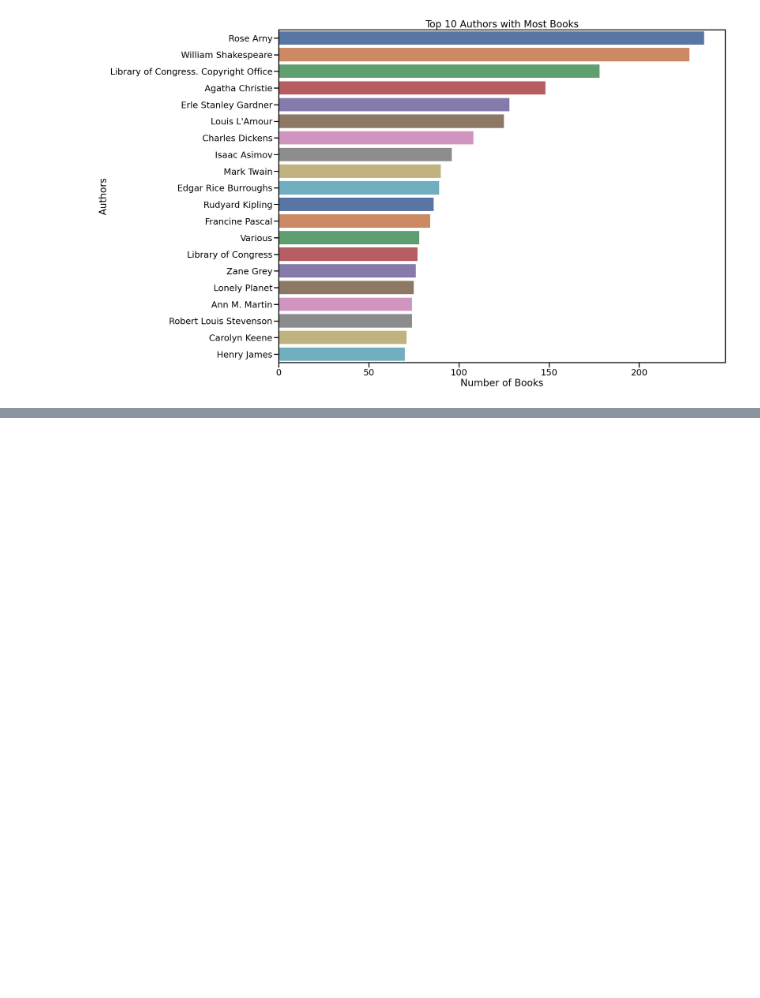
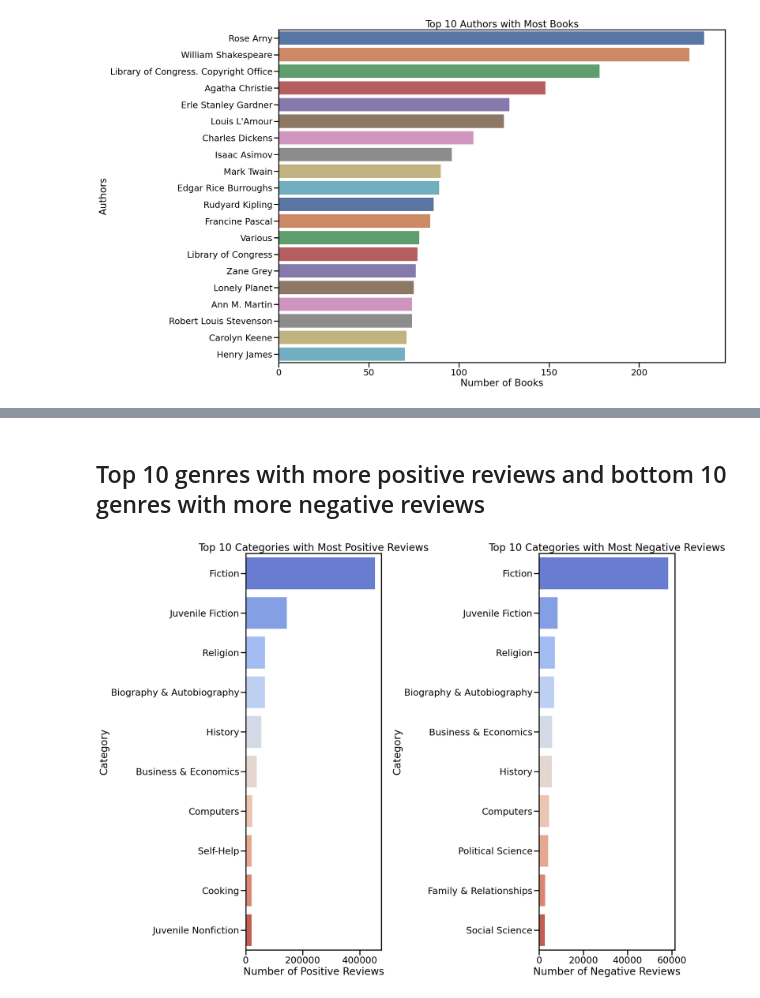
Before and after one commit to danielepolotow/book_data, a Jupyter notebook: Data exploration.ipynb, the cells around one changed output, grey strips where cells are left out. Cells and saved outputs as stored; diff of their text form; code cells hidden in the pictures; blank space fills up the shorter version.

```diff
--- a/Data exploration.ipynb
+++ b/Data exploration.ipynb
@@ -208,0 +261,43 @@ plt.show()
+# %% [markdown]
+## Top 10 genres with more positive reviews and bottom 10 genres with more negative reviews
+# %%
+book_data = pd.read_csv('books_data.csv')
+book_rating = pd.read_csv('Books_rating.csv')
+
+book_data['categories'] = book_data['categories'].fillna('[]')
+book_data['categories'] = book_data['categories'].apply(ast.literal_eval)
+merged_data = pd.merge(book_rating, book_data[['Title', 'categories']], on='Title', how='left')
+merged_data = merged_data.explode('categories')
+
+positive_reviews = merged_data[merged_data['score'] == 5]
+negative_reviews = merged_data[merged_data['score'] == 1]
+
+positive_category_counts = positive_reviews['categories'].value_counts().reset_index()
+positive_category_counts.columns = ['Category', 'Number of Positive Reviews']
+
+negative_category_counts = negative_reviews['categories'].value_counts().reset_index()
+negative_category_counts.columns = ['Category', 'Number of Negative Reviews']
+
+top_positive_categories = positive_category_counts.head(10)
+top_negative_categories = negative_category_counts.head(10)
+
+
+sns.set_context("poster")
+plt.figure(figsize=(20, 15))
+
+plt.subplot(1, 2, 1)
+sns.barplot(x='Number of Positive Reviews', y='Category', data=top_positive_categories, palette='coolwarm')
+plt.title("Top 10 Categories with Most Positive Reviews")
+plt.xlabel("Number of Positive Reviews")
+plt.ylabel("Category")
+
+plt.subplot(1, 2, 2)
+sns.barplot(x='Number of Negative Reviews', y='Category', data=top_negative_categories, palette='coolwarm')
+plt.title("Top 10 Categories with Most Negative Reviews")
+plt.xlabel("Number of Negative Reviews")
+plt.ylabel("Category")
+
+plt.tight_layout()
+plt.show()
+# %% [output]
+[figure, added]
```
Also changed, not shown: parts of 14 cells of this notebook.
